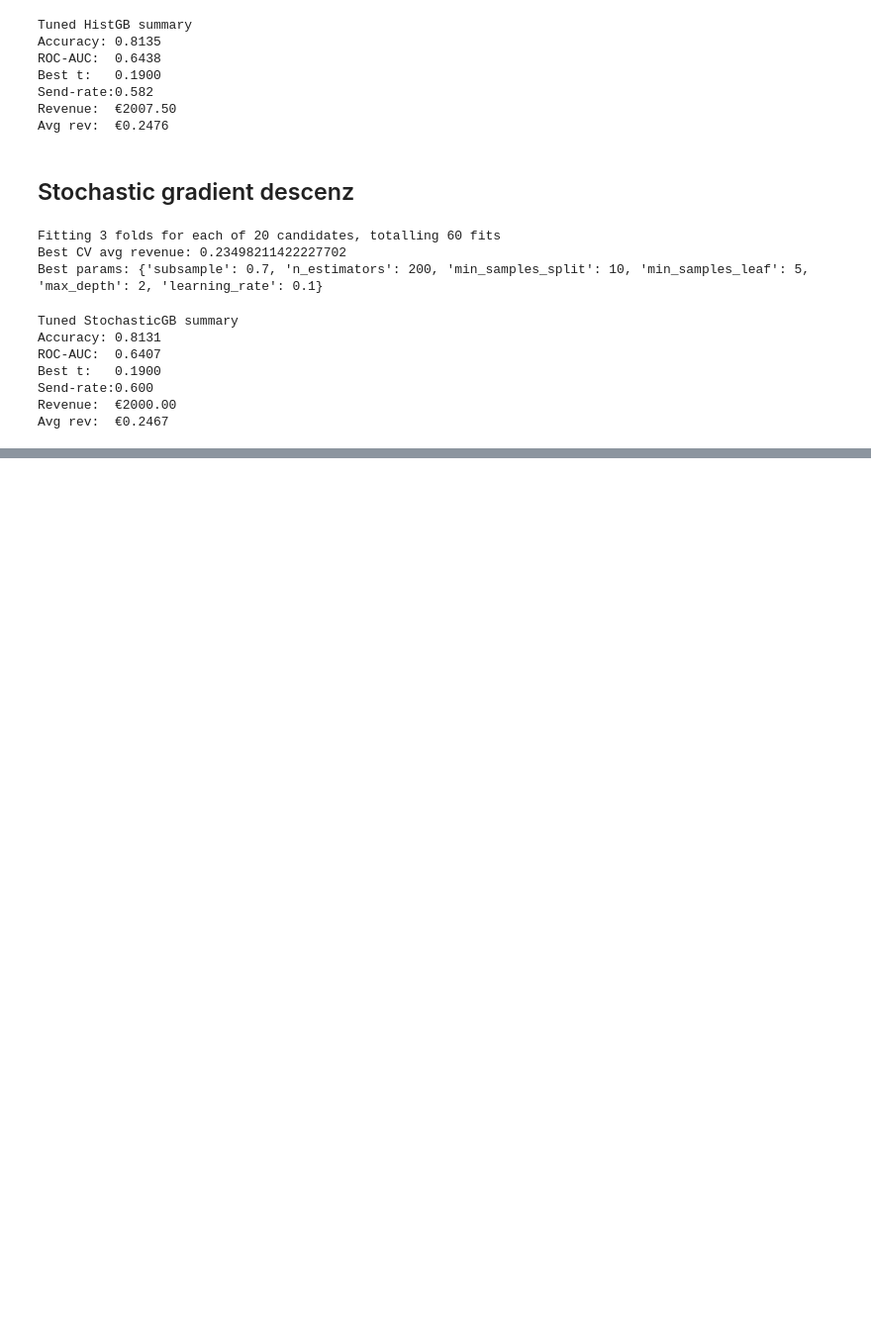
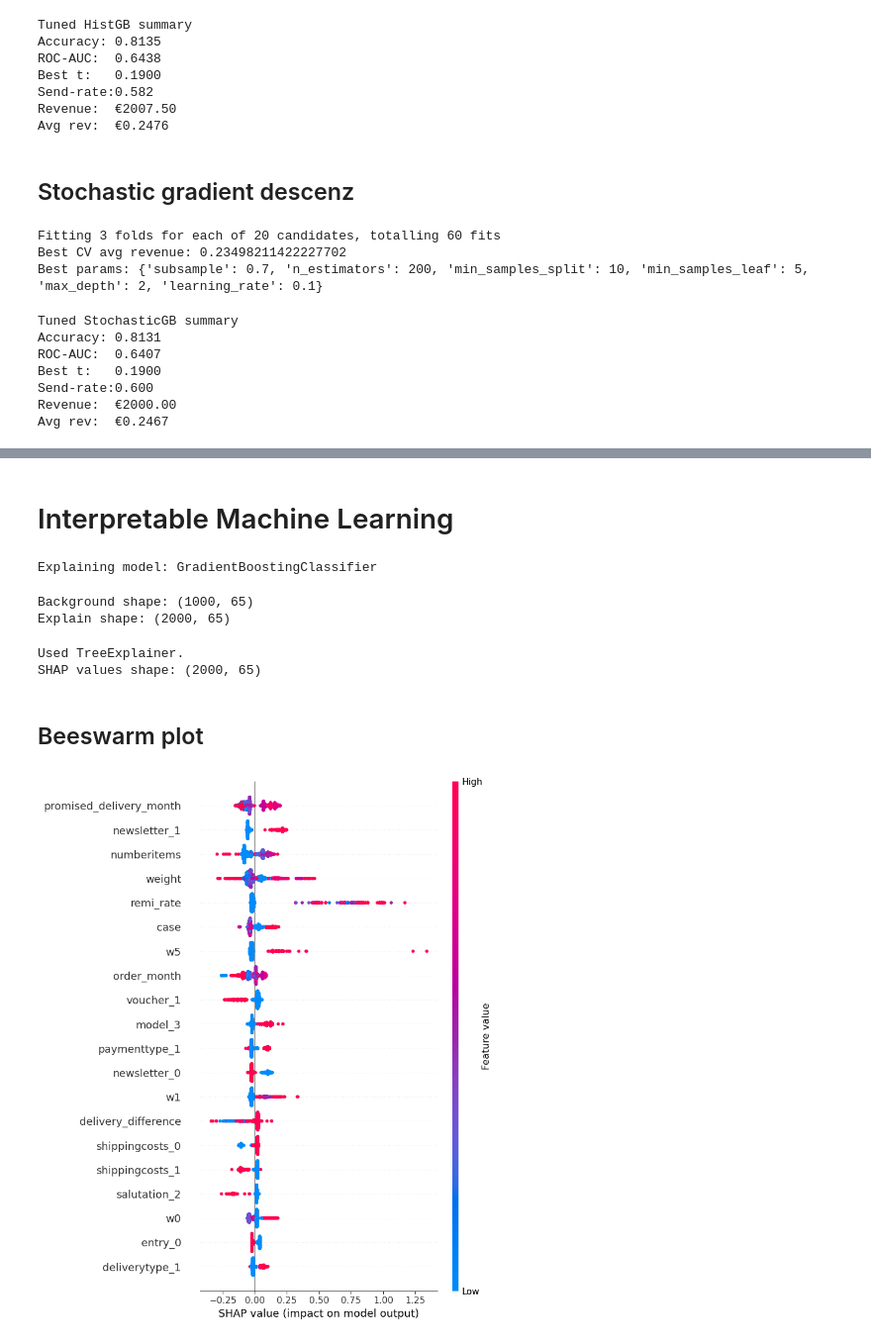
Before and after one commit to ungeralexan/ml_assignment, a Jupyter notebook: stand_safe_06_01/project.ipynb, the cells around one changed output, grey strips where cells are left out. Shown at 99% size. Saved outputs shown, nothing was run; the diff lists cells and outputs as text; code cells hidden in the pictures; blank space fills up the shorter version.

```diff
--- a/stand_safe_06_01/project.ipynb
+++ b/stand_safe_06_01/project.ipynb
@@ -2257,0 +2029,80 @@ Model and sample data saved to 'shap_data.joblib' for SHAP analysis.
+# %% [markdown]
+# Interpretable Machine Learning
+# %%
+# If shap isn't installed, uncomment:
+# !pip install shap -q
+
+import shap
+import numpy as np
+import pandas as pd
+
+# Pick the model you want to explain:
+# Option A (recommended): your best tuned StochasticGB model
+model_to_explain = models.get("StochasticGB_Tuned", None)
+
+# Fallback choices if you named it differently:
+if model_to_explain is None:
+    model_to_explain = models.get("StochasticGB", None)
+
+# If still None, fall back to your best revenue model (adjust key if needed)
+if model_to_explain is None:
+    model_to_explain = models["HistGradientBoosting"]  # or models["HistGB_Tuned"]
+
+model_name = type(model_to_explain).__name__
+print("Explaining model:", model_name)
+# %% [output]
+Explaining model: GradientBoostingClassifier
+# %%
+# Use a subset for SHAP (fast + still representative)
+rng = np.random.default_rng(RANDOM_STATE)
+
+# Background sample for the explainer (used to define "baseline")
+bg_size = 1000
+bg_idx = rng.choice(X_train_df.index, size=min(bg_size, len(X_train_df)), replace=False)
+X_bg = X_train_df.loc[bg_idx]
+
+# Explanation sample (the points we compute SHAP for)
+explain_size = 2000
+ex_idx = rng.choice(X_val_df.index, size=min(explain_size, len(X_val_df)), replace=False)
+X_explain = X_val_df.loc[ex_idx]
+
+print("Background shape:", X_bg.shape)
+print("Explain shape:", X_explain.shape)
+# %% [output]
+Background shape: (1000, 65)
+Explain shape: (2000, 65)
+# %%
+# We explain the probability of class 1 (Reorder)
+def predict_proba_class1(m, X):
+    return m.predict_proba(X)[:, 1]
+
+# Try fast TreeExplainer first (works well for sklearn RF/ET/GB)
+try:
+    explainer = shap.TreeExplainer(model_to_explain, data=X_bg, feature_perturbation="interventional")
+    shap_values = explainer.shap_values(X_explain)
+    print("Used TreeExplainer.")
+except Exception as e:
+    print("TreeExplainer failed, falling back to shap.Explainer. Error:", e)
+    # General fallback (can be slower, but should work)
+    explainer = shap.Explainer(lambda X: predict_proba_class1(model_to_explain, X), X_bg)
+    shap_values = explainer(X_explain).values
+    print("Used generic shap.Explainer fallback.")
+
+# If TreeExplainer returns a list for classes, take class 1
+if isinstance(shap_values, list):
+    # For some classifiers, shap_values[1] corresponds to class 1
+    shap_values_class1 = shap_values[1]
+else:
+    shap_values_class1 = shap_values
+
+shap_values_class1 = np.array(shap_values_class1)
+print("SHAP values shape:", shap_values_class1.shape)
+# %% [output]
+Used TreeExplainer.
+SHAP values shape: (2000, 65)
+# %% [markdown]
+## Beeswarm plot
+# %%
+shap.summary_plot(shap_values_class1, X_explain, show=True)
+# %% [output]
+[figure, added]
```
Also changed, not shown: parts of 22 cells of this notebook, 1 other file.
